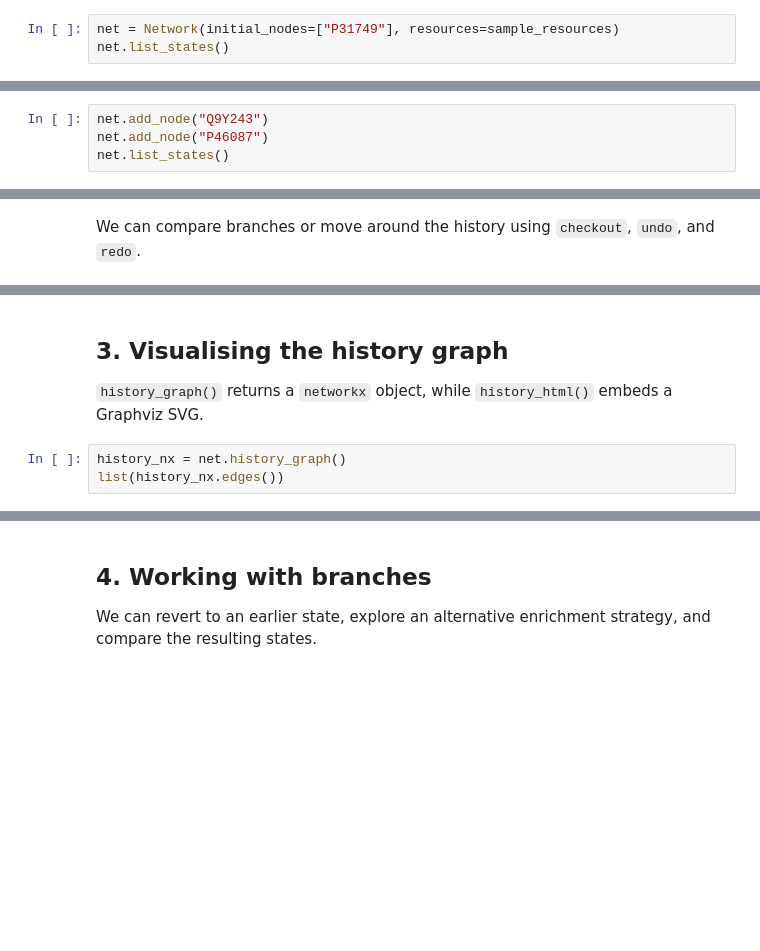
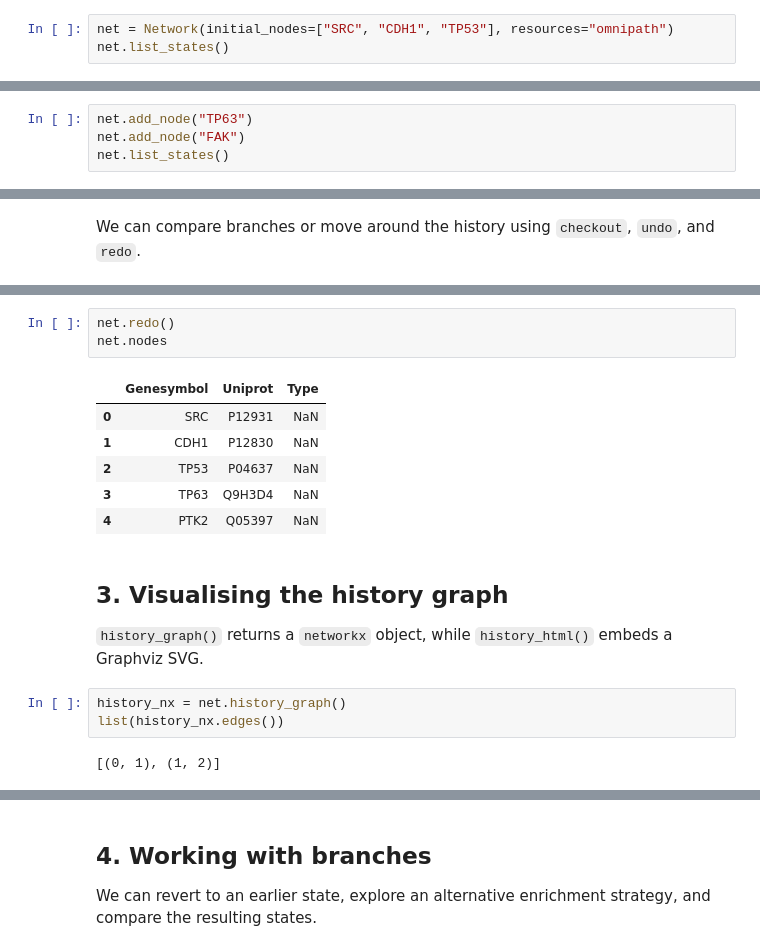
Before and after one commit to sysbio-curie/Neko, a Jupyter notebook: notebooks/11_network_history.ipynb, the cells around one changed output, grey strips where cells are left out. Drawn from its saved outputs; the diff is of its cells as text; blank space fills up the shorter version.

```diff
--- a/notebooks/11_network_history.ipynb
+++ b/notebooks/11_network_history.ipynb
@@ -28,3 +17,3 @@ sample_resources
 # %%
-net = Network(initial_nodes=["P31749"], resources=sample_resources)
+net = Network(initial_nodes=["SRC", "CDH1", "TP53"], resources="omnipath")
 net.list_states()
@@ -32,6 +23,6 @@ net.list_states()
 ## 2. Automatic history capture
 Every mutating API call creates a new state with metadata describing the operation.
 # %%
-net.add_node("Q9Y243")
-net.add_node("P46087")
+net.add_node("TP63")
+net.add_node("FAK")
 net.list_states()
@@ -46,8 +50,20 @@ current, previous
+# %%
+net.redo()
+net.nodes
+# %% [output]
+|  | Genesymbol | Uniprot | Type |
+| 0 | SRC | P12931 | NaN |
+| 1 | CDH1 | P12830 | NaN |
+| 2 | TP53 | P04637 | NaN |
+| 3 | TP63 | Q9H3D4 | NaN |
+| 4 | PTK2 | Q05397 | NaN |
 # %% [markdown]
 ## 3. Visualising the history graph
 `history_graph()` returns a `networkx` object, while `history_html()` embeds a Graphviz SVG.
 # %%
 history_nx = net.history_graph()
 list(history_nx.edges())
+# %% [output]
+[(0, 1), (1, 2)]
 # %%
 HTML(net.history_html())
```
Also changed, not shown: parts of 30 cells of this notebook, 2 other files.
